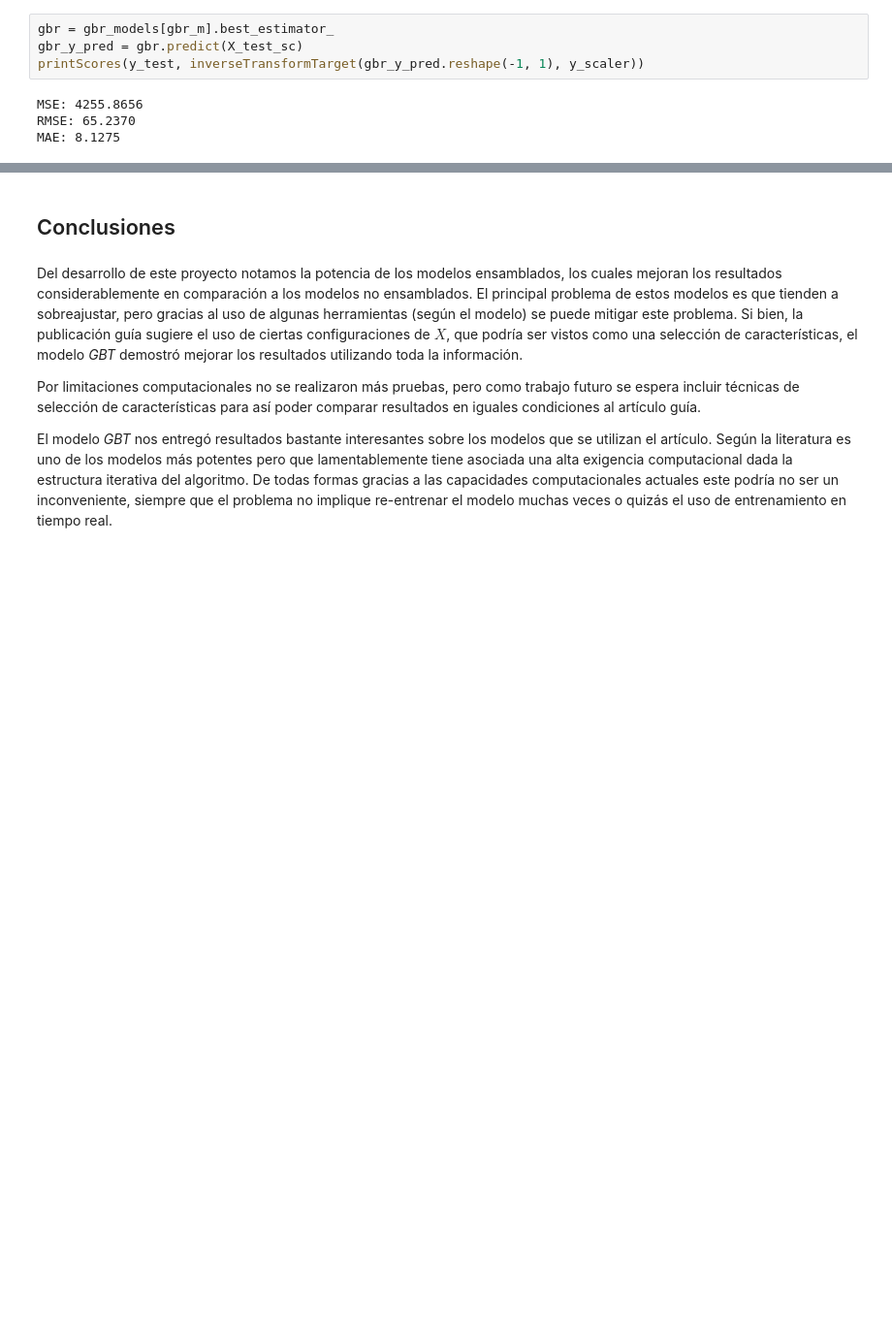
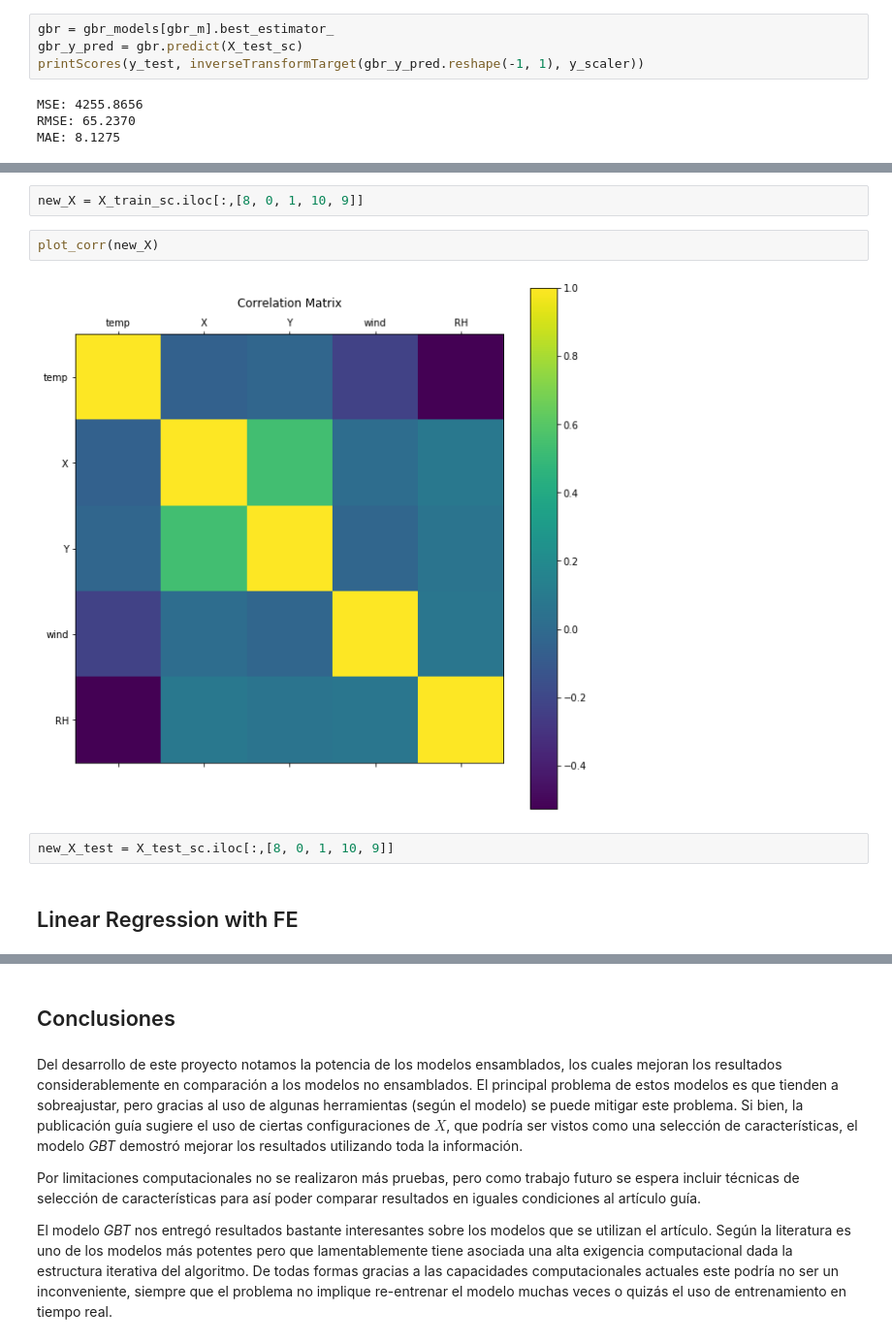
Before and after one commit to dsanmartin/INF578-PJ, a Jupyter notebook: code/Proyecto.ipynb, the cells around one changed output, grey strips where cells are left out. Shown at 97% size. Saved outputs shown, nothing was run; the diff lists cells and outputs as text; blank space fills up the shorter version.

```diff
--- a/code/Proyecto.ipynb
+++ b/code/Proyecto.ipynb
@@ -649,0 +707,10 @@ MAE: 8.1275
+# %%
+new_X = X_train_sc.iloc[:,[8, 0, 1, 10, 9]]
+# %%
+plot_corr(new_X)
+# %% [output]
+[figure, added]
+# %%
+new_X_test = X_test_sc.iloc[:,[8, 0, 1, 10, 9]]
+# %% [markdown]
+## Linear Regression with FE
```
Also changed, not shown: parts of 55 cells of this notebook, 8 other files.
